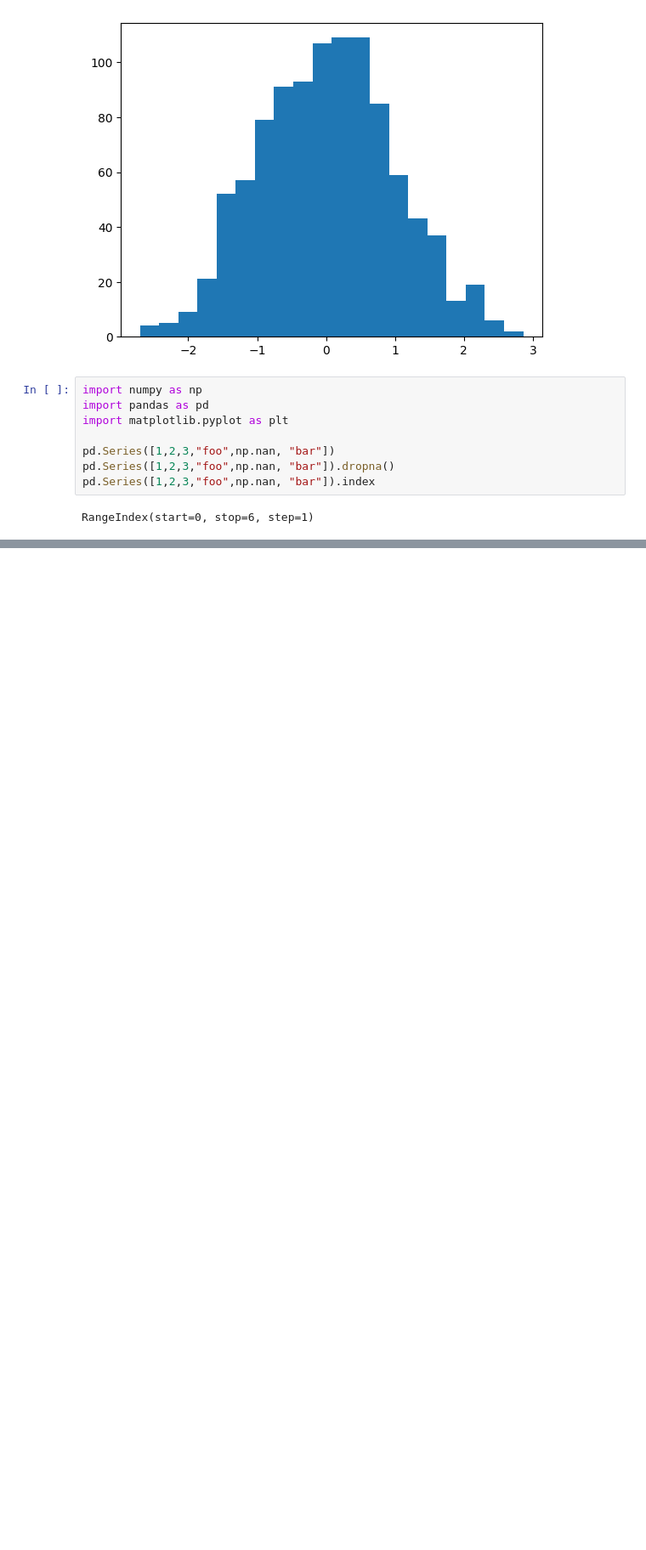
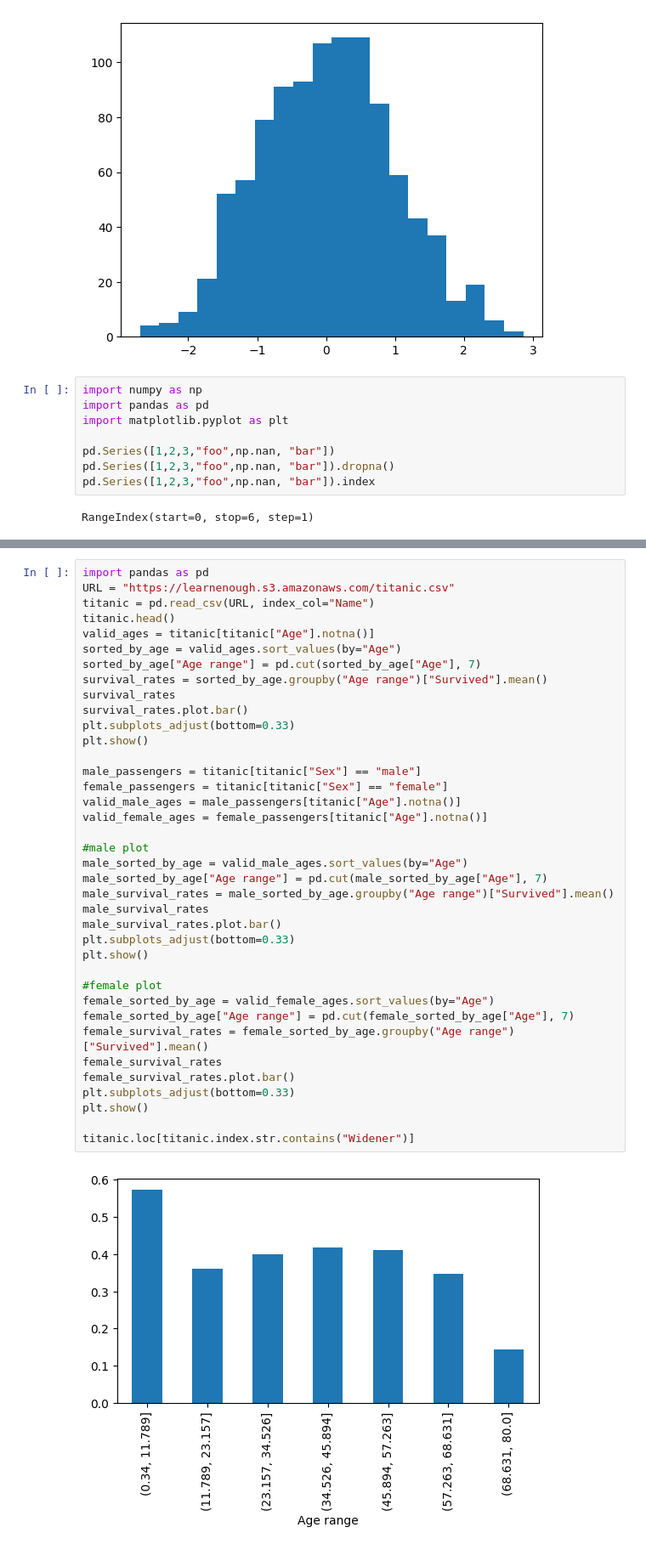
Before and after one commit to fabariagbora/python_tutorial, a Jupyter notebook: python_data_science/DataScience_LearnEnoughPython.ipynb, the cells around one changed output, grey strips where cells are left out. Shown at 85% size. Drawn from its saved outputs; the diff is of its cells as text; blank space fills up the shorter version.

```diff
--- a/python_data_science/DataScience_LearnEnoughPython.ipynb
+++ b/python_data_science/DataScience_LearnEnoughPython.ipynb
@@ -220,0 +431,40 @@ RangeIndex(start=0, stop=6, step=1)
+# %%
+import pandas as pd
+URL = "https://learnenough.s3.amazonaws.com/titanic.csv"
+titanic = pd.read_csv(URL, index_col="Name")
+titanic.head()
+valid_ages = titanic[titanic["Age"].notna()]
+sorted_by_age = valid_ages.sort_values(by="Age")
+sorted_by_age["Age range"] = pd.cut(sorted_by_age["Age"], 7)
+survival_rates = sorted_by_age.groupby("Age range")["Survived"].mean()
+survival_rates
+survival_rates.plot.bar()
+plt.subplots_adjust(bottom=0.33)
+plt.show()
+
+male_passengers = titanic[titanic["Sex"] == "male"]
+female_passengers = titanic[titanic["Sex"] == "female"]
+valid_male_ages = male_passengers[titanic["Age"].notna()]
+valid_female_ages = female_passengers[titanic["Age"].notna()]
+
+#male plot
+male_sorted_by_age = valid_male_ages.sort_values(by="Age")
+male_sorted_by_age["Age range"] = pd.cut(male_sorted_by_age["Age"], 7)
+male_survival_rates = male_sorted_by_age.groupby("Age range")["Survived"].mean()
+male_survival_rates
+male_survival_rates.plot.bar()
+plt.subplots_adjust(bottom=0.33)
+plt.show()
+
+#female plot
+female_sorted_by_age = valid_female_ages.sort_values(by="Age")
+female_sorted_by_age["Age range"] = pd.cut(female_sorted_by_age["Age"], 7)
+female_survival_rates = female_sorted_by_age.groupby("Age range")["Survived"].mean()
+female_survival_rates
+female_survival_rates.plot.bar()
+plt.subplots_adjust(bottom=0.33)
+plt.show()
+
+titanic.loc[titanic.index.str.contains("Widener")]
+# %% [output]
+[figure, added]
```
Also changed, not shown: parts of 13 cells of this notebook, 2 other files.
